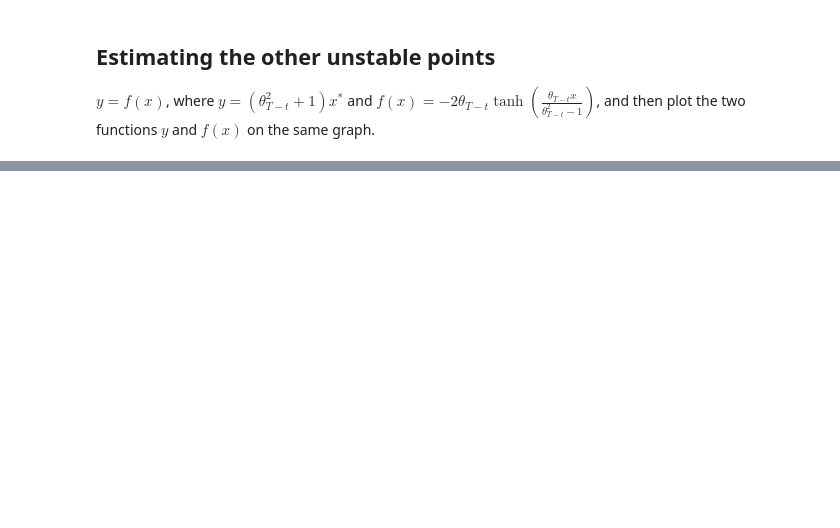
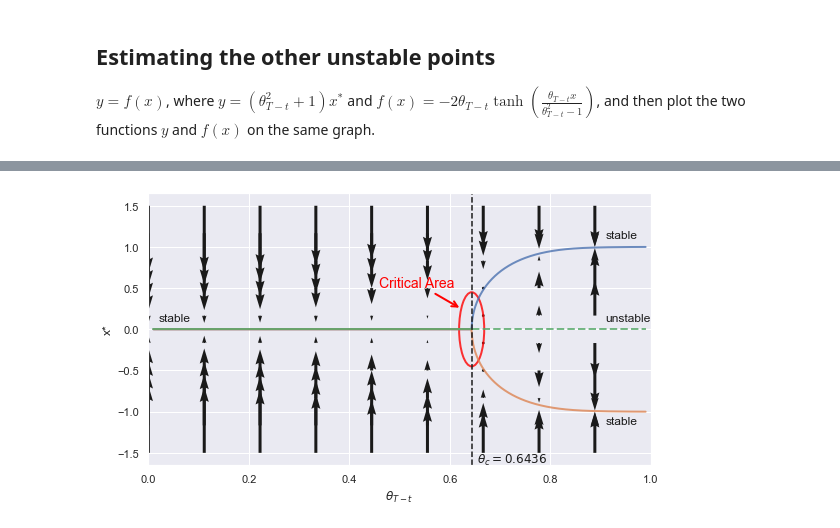
Before and after one commit to gabrielraya/symmetry_breaking_diffusion_models, a Jupyter notebook: notebooks/1d_example.ipynb, the cells around one changed output, grey strips where cells are left out. Cells and saved outputs as stored; diff of their text form; code cells hidden in the pictures; blank space fills up the shorter version.

```diff
--- a/notebooks/1d_example.ipynb
+++ b/notebooks/1d_example.ipynb
@@ -910,0 +836,65 @@ The intersection points are: [-0.94703858  0.          0.94703858]
+# %%
+def fun(x, a):
+    """Eq.10 equation of states"""
+    # return (a**2 + 1)*x + 2*a*np.tanh(x*a/(a**2 - 1))
+    return np.where((a == 1) | (a == -1), np.inf, (a**2 + 1)*x + 2*a*np.tanh(x*a/(a**2 - 1)))
+
+
+# Generate theta values
+theta = np.linspace(0.01, 0.99, 1000)
+
+# Initialize lists for storing x values
+x_up = []
+x_down = []
+x_mid = []
+
+# Solve for x values for each theta
+for t in theta:
+    x_up.append(sp.optimize.fsolve(lambda x: fun(x, a = t), 1))
+    x_down.append(sp.optimize.fsolve(lambda x: fun(x, a = t), -1))
+    x_mid.append(sp.optimize.fsolve(lambda x: fun(x, a = t), 0))
+
+# Define the range for x and y
+x_range = np.linspace(0,1,10)
+y_range = np.linspace(-1.5, 1.5, 10)
+x,y = np.meshgrid(x_range, y_range)
+u = np.zeros(x.shape)
+v = -fun(y, x)
+
+# Plotting
+fig = plt.figure(figsize=(9,5))
+plt.plot(theta, np.array(x_up), alpha = 0.8,linewidth=2)
+plt.plot(theta, np.array(x_down), alpha = 0.8,linewidth=2)
+# plt.plot(theta, np.array(x_mid), alpha = 0.8,linewidth=2)
+
+# Filter values above theta_c
+theta_before = theta[theta <= theta_c]
+theta_after = theta[theta > theta_c]
+plt.plot(theta_before, x_mid[:len(theta_before)], color="g", alpha=0.8, linewidth=2)
+plt.plot(theta_after, x_mid[len(theta_before):], color="g",  alpha=0.8, linewidth=2, linestyle='dashed')
+
+plt.axvline(x=np.sqrt(np.sqrt(2) - 1), color="k", ls="--")
+plt.quiver(x,y,u,v)
+plt.xlim(0,1)
+plt.xlabel(r"$\theta_{T-t}$")
+plt.ylabel("x*")
+
+# Add circle and annotation for critical area
+critical_x = theta_c
+critical_y = 0
+circle = Ellipse((critical_x, critical_y), width=0.9, height=0.05, angle=90, edgecolor='red', facecolor='none', linewidth=2, alpha=0.8)
+plt.gca().add_patch(circle)
+plt.annotate('Critical Area', xy=(critical_x-0.021, critical_y+0.25), xytext=(0.46, 0.51),
+             arrowprops=dict(arrowstyle='->', color='red', linewidth=2), color='red', fontsize=14)
+
+plt.annotate('stable', xy=(0.021, 0.1), color='k', fontsize=12)
+plt.annotate('unstable', xy=(0.91, 0.1), color='k', fontsize=12)
+plt.annotate('stable', xy=(0.91, 1.1), color='k', fontsize=12)
+plt.annotate('stable', xy=(0.91, -1.15), color='k', fontsize=12)
+
+plt.text(critical_x+0.01, -1.619, r'$\theta_c={:0.4f}$'.format(theta_c), color='k',fontsize=12)  # Add a label for the critical time
+
+
+fig.savefig(os.path.join("eval_toy_example", "1d-example-phase-portrait_.png"),  dpi=100, format='png', bbox_inches='tight')
+plt.show()
+# %% [output]
@@ -910,0 +902 @@ The intersection points are: [-0.94703858  0.          0.94703858]
+[figure, added]
```
Also changed, not shown: parts of 11 cells of this notebook, 1 other file.
